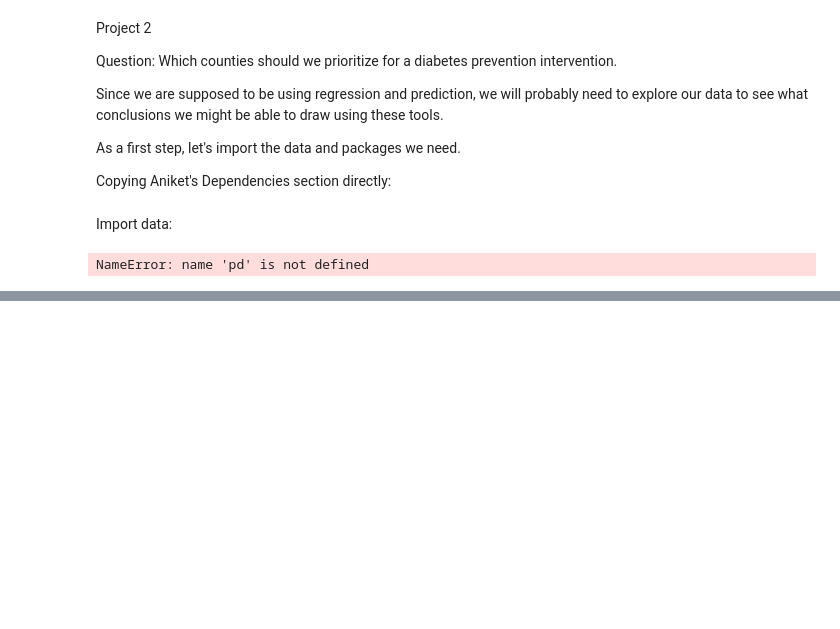
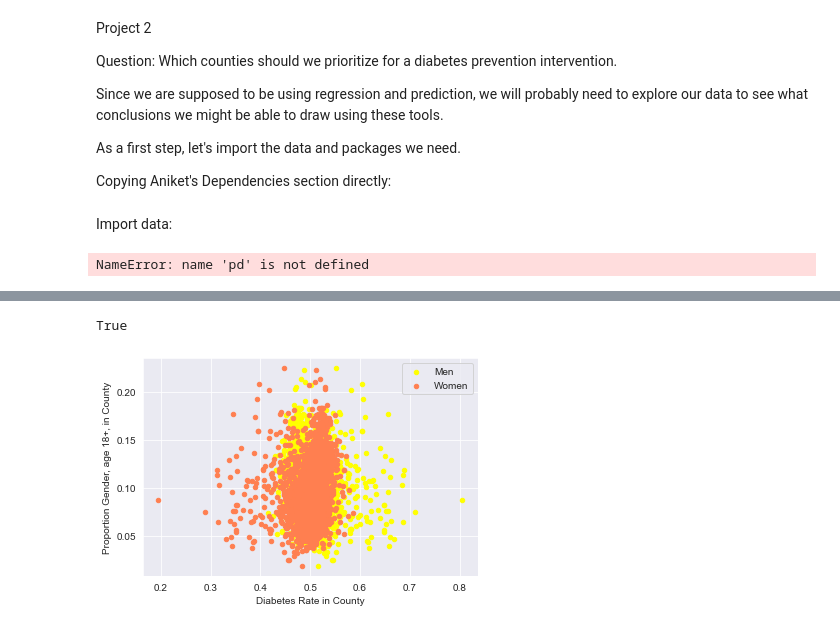
Before and after one commit to ElizabethBreen/CSS_Project2, a Jupyter notebook: project_2_notebook.ipynb, the cells around one changed output, grey strips where cells are left out. Cells and saved outputs as stored; diff of their text form; code cells hidden in the pictures; blank space fills up the shorter version.

```diff
--- a/project_2_notebook.ipynb
+++ b/project_2_notebook.ipynb
@@ -29,0 +52,15 @@ NameError: name 'pd' is not defined
+# %%
+d_rates['male_18_adj'] = d_rates['male_over_18']*diabetes['race_total population']
+d_rates['female_18_adj'] = d_rates['female_over_18']*diabetes['race_total population']
+# %%
+
+ax1 = d_rates.plot(kind='scatter', y='Diabetes_Number', x='male_18_adj', color='yellow', label = "Men")
+ax2 = d_rates.plot(kind='scatter', y='Diabetes_Number', x='female_18_adj', color='coral', label = "Women", ax=ax1)
+
+
+ax1.set_xlabel("Diabetes Rate in County")
+ax1.set_ylabel("Proportion Gender, age 18+, in County")
+print(ax1 == ax2 )  # True
+# %% [output]
+True
+[figure, added]
```
Also changed, not shown: parts of 8 cells of this notebook.
